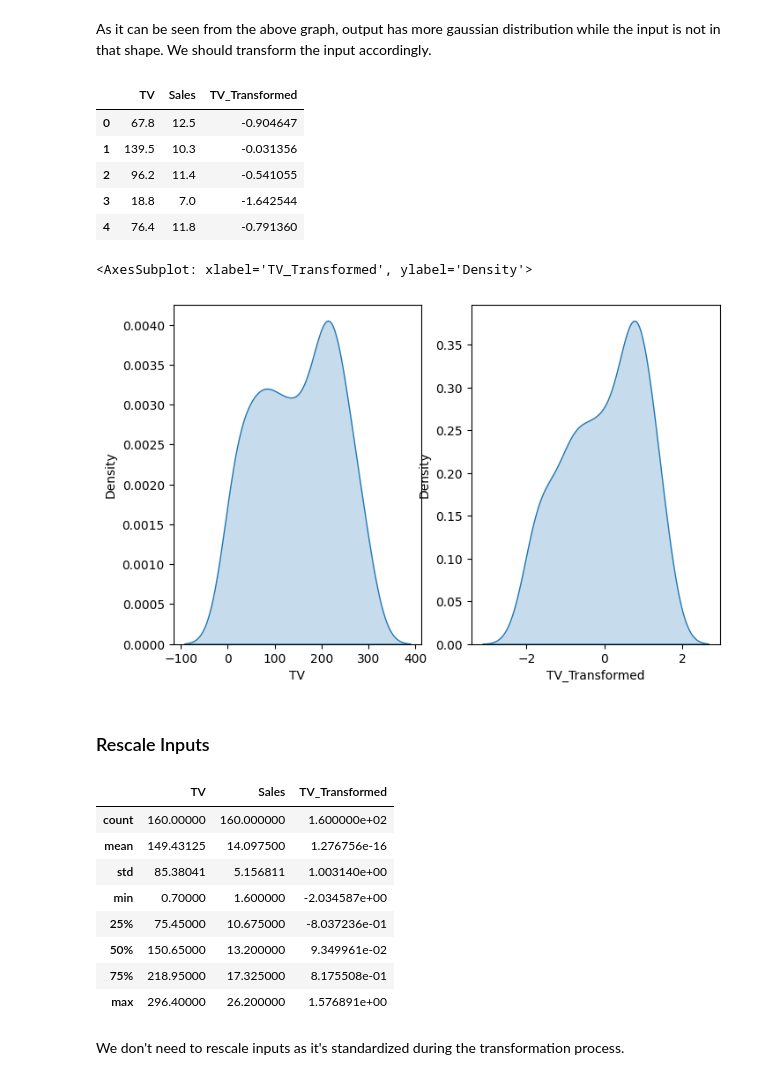
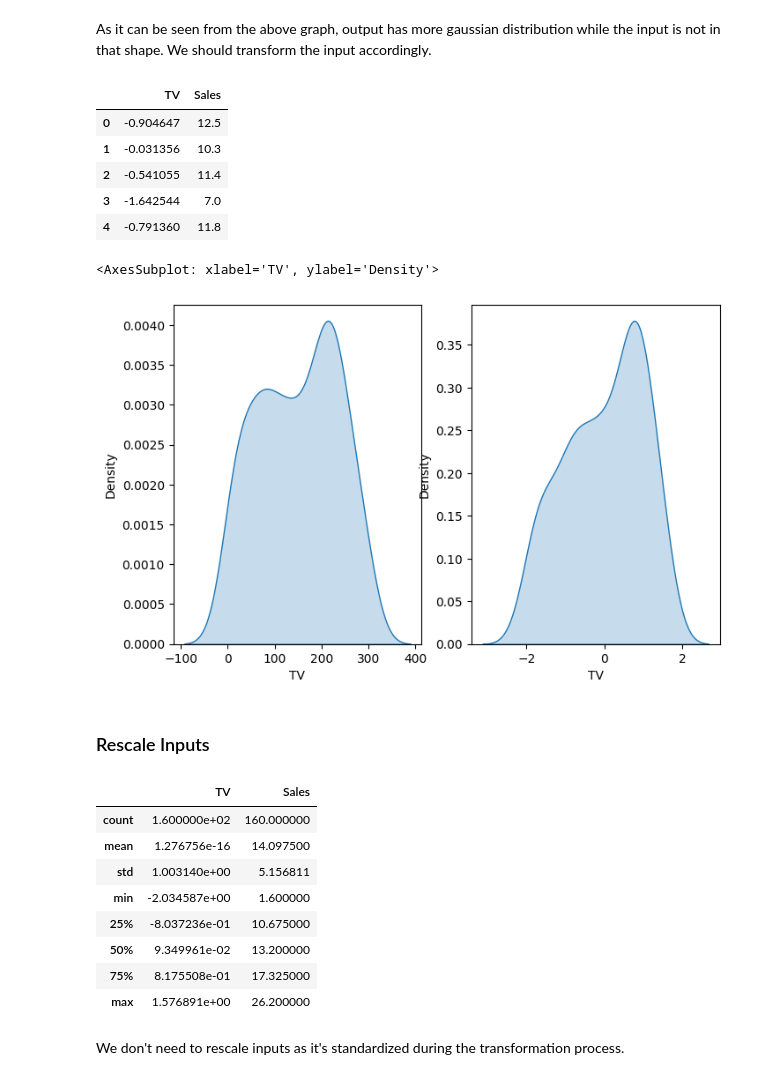
Before and after one commit to muscak/Master-Machine-Learning-Algorithms, a Jupyter notebook: Linear-Algorithms/Linear-Regression/TV_Market.ipynb, the cells around one changed output. Drawn from its saved outputs; the diff is of its cells as text; code cells hidden in the pictures.

```diff
--- a/Linear-Algorithms/Linear-Regression/TV_Market.ipynb
+++ b/Linear-Algorithms/Linear-Regression/TV_Market.ipynb
@@ -128,39 +130,40 @@ As it can be seen from the above graph, output has more gaussian distribution wh
 # %%
 from sklearn.preprocessing import power_transform
 
-df_train['TV_Transformed'] = power_transform(df_train['TV'].values.reshape(-1,1),
+df_transformed = df_train.copy()
+df_transformed['TV'] = power_transform(df_transformed['TV'].values.reshape(-1,1),
                                              method='yeo-johnson', standardize=True)
-df_train.head()
+df_transformed.head()
 # %% [output]
-|  | TV | Sales | TV_Transformed |
-| 0 | 67.8 | 12.5 | -0.904647 |
-| 1 | 139.5 | 10.3 | -0.031356 |
-| 2 | 96.2 | 11.4 | -0.541055 |
-| 3 | 18.8 | 7.0 | -1.642544 |
-| 4 | 76.4 | 11.8 | -0.791360 |
+|  | TV | Sales |
+| 0 | -0.904647 | 12.5 |
+| 1 | -0.031356 | 10.3 |
+| 2 | -0.541055 | 11.4 |
+| 3 | -1.642544 | 7.0 |
+| 4 | -0.791360 | 11.8 |
 # %%
 plt.figure(figsize=(8, 5))
 plt.subplot(1, 2, 1)
 sb.kdeplot(data=df_train['TV'], fill=True)
 plt.subplot(1, 2, 2)
-sb.kdeplot(data=df_train['TV_Transformed'], fill=True)
+sb.kdeplot(data=df_transformed['TV'], fill=True)
 # %% [output]
-<AxesSubplot: xlabel='TV_Transformed', ylabel='Density'>
+<AxesSubplot: xlabel='TV', ylabel='Density'>
-[figure, old version]
+[figure, new version]
 # %% [markdown]
 ### Rescale Inputs
 # %%
-df_train.describe()
+df_transformed.describe()
 # %% [output]
-|  | TV | Sales | TV_Transformed |
-| count | 160.00000 | 160.000000 | 1.600000e+02 |
-| mean | 149.43125 | 14.097500 | 1.276756e-16 |
-| std | 85.38041 | 5.156811 | 1.003140e+00 |
-| min | 0.70000 | 1.600000 | -2.034587e+00 |
-| 25% | 75.45000 | 10.675000 | -8.037236e-01 |
-| 50% | 150.65000 | 13.200000 | 9.349961e-02 |
-| 75% | 218.95000 | 17.325000 | 8.175508e-01 |
-| max | 296.40000 | 26.200000 | 1.576891e+00 |
+|  | TV | Sales |
+| count | 1.600000e+02 | 160.000000 |
+| mean | 1.276756e-16 | 14.097500 |
+| std | 1.003140e+00 | 5.156811 |
+| min | -2.034587e+00 | 1.600000 |
+| 25% | -8.037236e-01 | 10.675000 |
+| 50% | 9.349961e-02 | 13.200000 |
+| 75% | 8.175508e-01 | 17.325000 |
+| max | 1.576891e+00 | 26.200000 |
 # %% [markdown]
 We don't need to rescale inputs as it's standardized during the transformation process.
 # %% [markdown]
```
Also changed, not shown: parts of 35 cells of this notebook.
